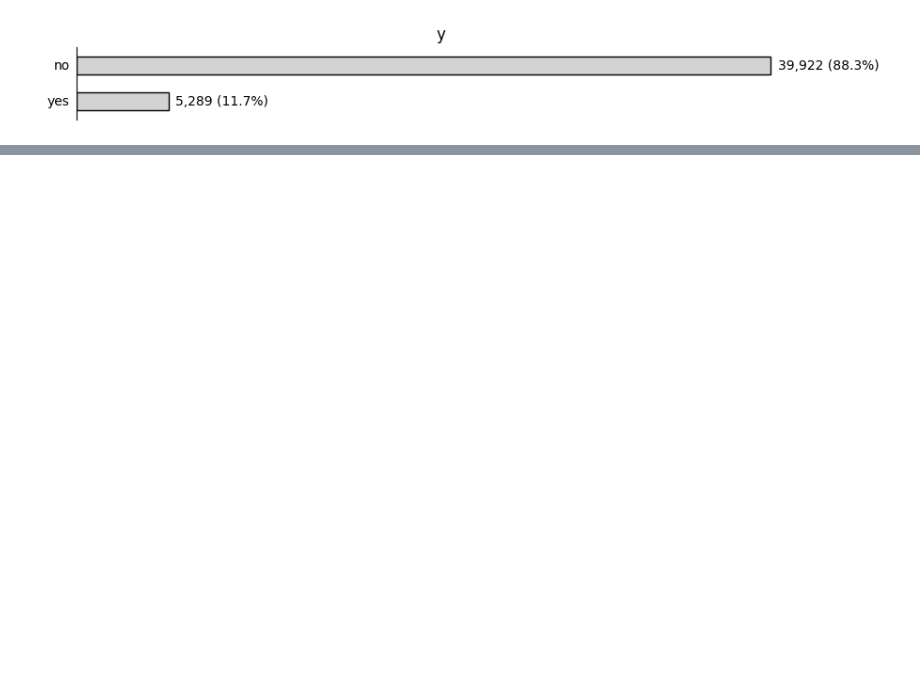
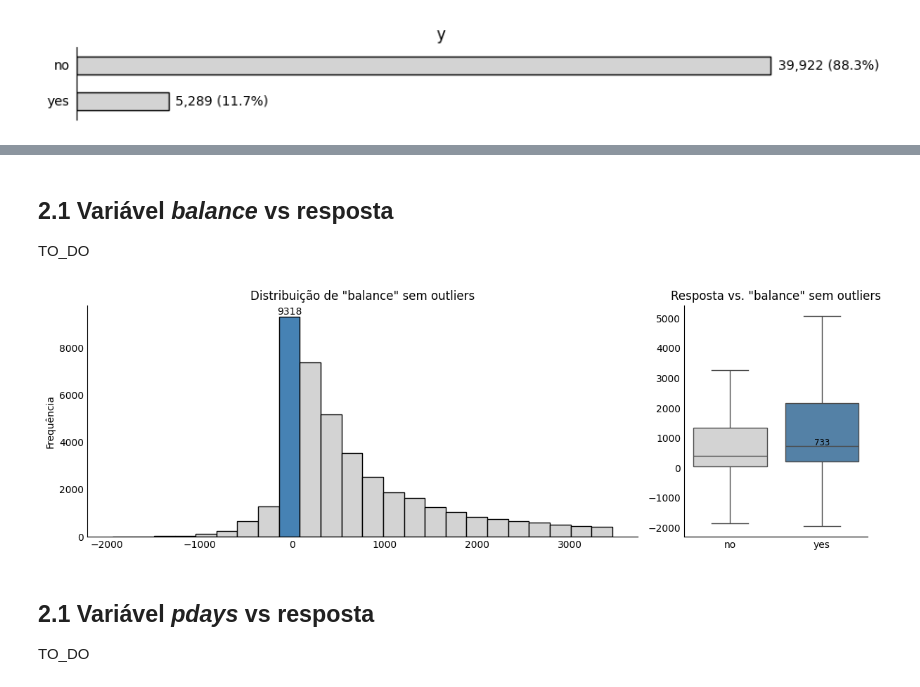
Before and after one commit to BPRateiro/Banking-Dataset, a Jupyter notebook: notebooks/0.0-bpr-eda.ipynb, the cells around one changed output, grey strips where cells are left out. Drawn from its saved outputs; the diff is of its cells as text; code cells hidden in the pictures; blank space fills up the shorter version.

```diff
--- a/notebooks/0.0-bpr-eda.ipynb
+++ b/notebooks/0.0-bpr-eda.ipynb
@@ -250,0 +259,66 @@ grafico_composto('age', num_bins=10, destaque_esq=[2], destaque_dir=[0, 3, 9])
+# %% [markdown]
+## <a id='2_1'></a> 2.1 Variável *balance* vs resposta
+
+TO_DO
+# %%
+def histograma_boxplot(coluna, destaque_esq=[], destaque_dir=[]):
+    df = bronze_train.copy()  # Copia o dataframe para não alterar o original
+    # Calculando os limites de outliers com base na técnica do IQR
+    Q1 = df[coluna].quantile(0.25)
+    Q3 = df[coluna].quantile(0.75)
+    IQR = Q3 - Q1
+    lower_bound = Q1 - 1.5 * IQR
+    upper_bound = Q3 + 1.5 * IQR
+
+    # Filtrando os dados sem outliers
+    filtered_data = df[(df[coluna] >= lower_bound) & (df[coluna] <= upper_bound)]
+
+    # Configurando o layout com proporção 3:1 para os dois subplots
+    fig, (ax1, ax2) = plt.subplots(nrows=1, ncols=2, figsize=(12, 4), gridspec_kw={'width_ratios': [3, 1]})
+
+    # Histograma sem outliers
+    ax1.hist(filtered_data[coluna], bins=doane_bins(filtered_data[coluna]), color='lightgrey', edgecolor='k')
+    # Destacar e anotar barras específicas no histograma
+    for bar, patch in enumerate(ax1.patches):
+        if bar in destaque_esq:
+            patch.set_facecolor('steelblue')
+            ax1.text(patch.get_x() + patch.get_width() / 2, patch.get_height(), int(patch.get_height()),
+                     ha='center', va='bottom', color='black')
+    ax1.set_title(f'Distribuição de "{coluna}" sem outliers')
+    ax1.set_xlabel('')
+    ax1.set_ylabel('Frequência')
+    ax1.spines['top'].set_visible(False)
+    ax1.spines['right'].set_visible(False)
+    ax1.tick_params(axis='both', which='both', length=0)
+
+    # Boxplot sem outliers
+    sns.boxplot(x='y', y=coluna, data=df, showfliers=False, ax=ax2, color='lightgrey', hue='y',
+        palette={x: 'steelblue' if x in destaque_dir else 'lightgrey' for x in df['y'].unique()},
+        legend=False)
+    ax2.set_title(f'Resposta vs. "{coluna}" sem outliers')
+    ax2.set_xlabel('')
+    ax2.set_ylabel('')
+    ax2.spines['top'].set_visible(False)
+    ax2.spines['right'].set_visible(False)
+    ax2.tick_params(axis='both', which='both', length=0)
+
+    # Adicionando a mediana acima de cada boxplot
+    medians = df.groupby(['y'])[coluna].median()
+    vertical_offset = df[coluna].median() * 0.05  # pequeno ajuste para não sobrepor o texto no boxplot
+
+    for xtick, label in enumerate(ax2.get_xticklabels()):
+        label_text = label.get_text()
+        if label_text in destaque_dir:
+            ax2.text(xtick, medians[label_text] + vertical_offset, f'{medians[label_text]:.0f}',
+                     horizontalalignment='center', size='small', color='black')
+
+    plt.tight_layout()
+    plt.show()
+
+histograma_boxplot('balance', destaque_esq=[8], destaque_dir=['yes'])
+# %% [output]
+[figure, added]
+# %% [markdown]
+## <a id='2_1'></a> 2.1 Variável *pdays* vs resposta
+
+TO_DO
```
Also changed, not shown: parts of 7 cells of this notebook, 2 other files.
